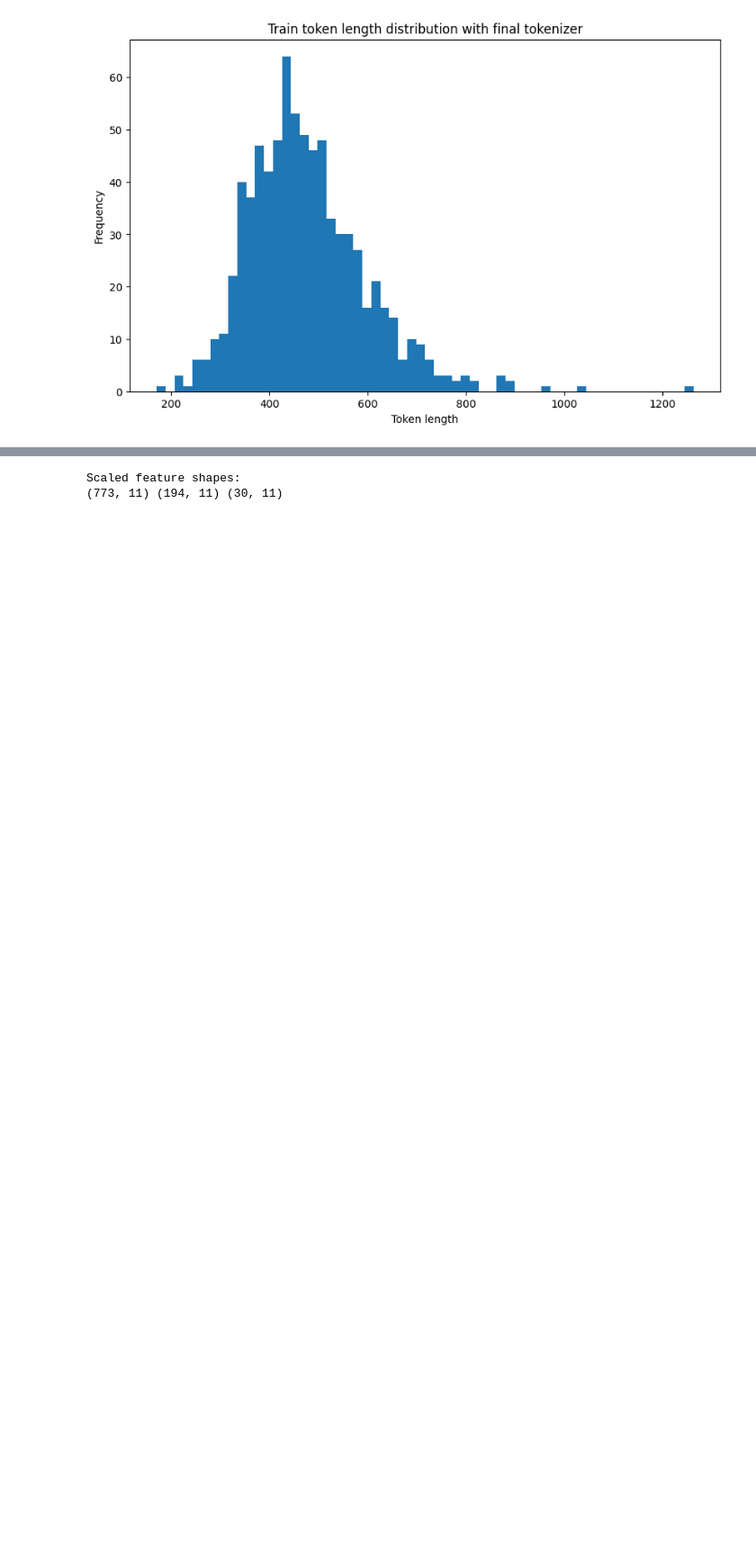
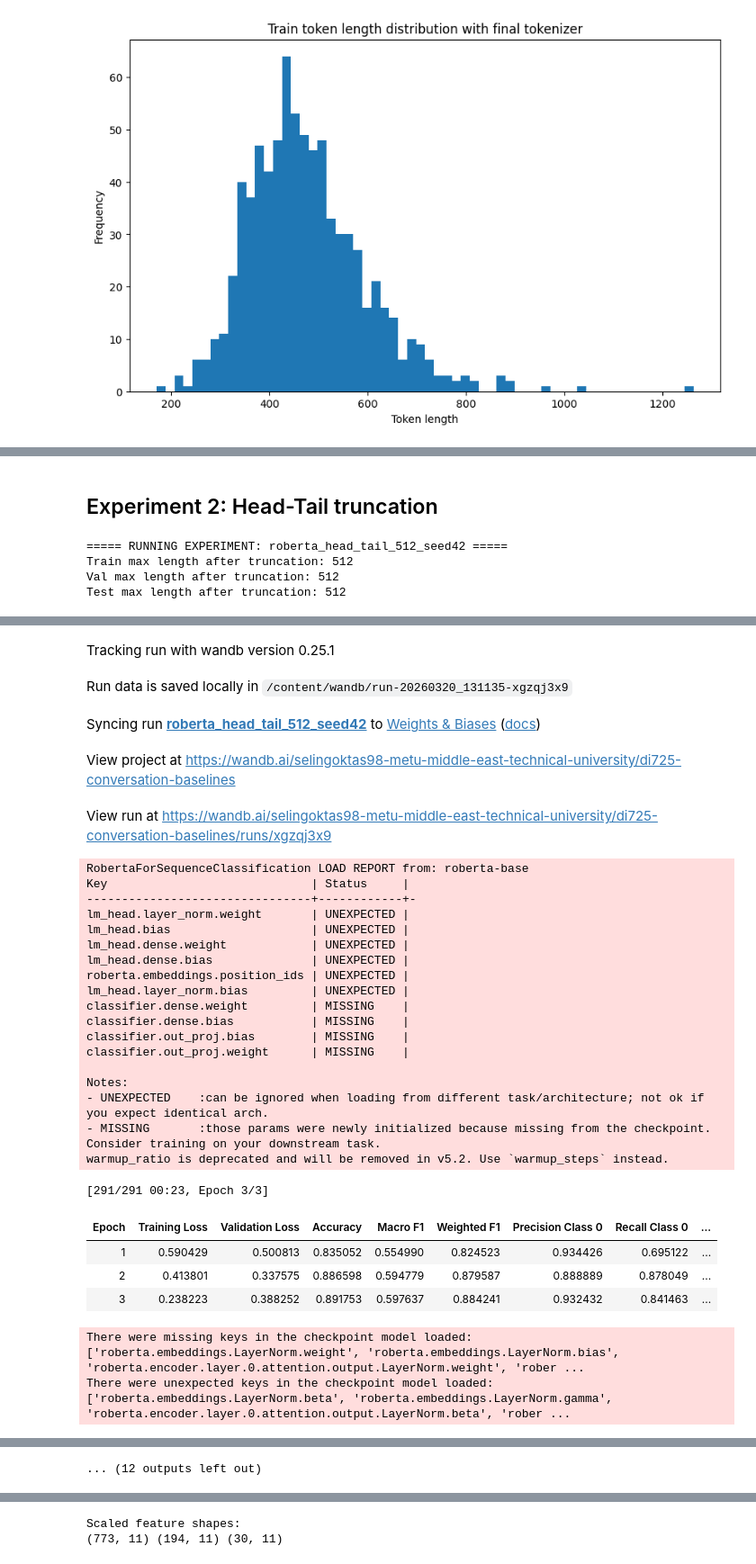
Before and after one commit to sulucay01/DI725-assignment1, a Jupyter notebook: notebooks/03_modeling_baseline.ipynb, the cells around one changed output, grey strips where cells are left out. Shown at 90% size. Cells and saved outputs as stored; diff of their text form; code cells hidden in the pictures; blank space fills up the shorter version.

```diff
--- a/notebooks/03_modeling_baseline.ipynb
+++ b/notebooks/03_modeling_baseline.ipynb
@@ -380,0 +400,13 @@ View run at https://wandb.ai/selingoktas98-metu-middle-east-technical-university
+# %%
+def apply_truncation(df, strategy, tokenizer, max_length):
+    out = df.copy()
+    out["model_text"] = out["clean_text"].apply(
+        lambda x: truncate_text(x, tokenizer, max_length, strategy=strategy)
+    )
+    return out
+
+train_exp = apply_truncation(train_df, TRUNCATION_STRATEGY, tokenizer, MAX_LENGTH)
+val_exp = apply_truncation(val_df, TRUNCATION_STRATEGY, tokenizer, MAX_LENGTH)
+test_exp = apply_truncation(test_df, TRUNCATION_STRATEGY, tokenizer, MAX_LENGTH)
+
+print(train_exp[["clean_text", "model_text"]].head(2))
@@ -380,0 +945,19 @@ View run at https://wandb.ai/selingoktas98-metu-middle-east-technical-university
+# %% [markdown]
+## Experiment 2: Head-Tail truncation
+# %%
+head_tail_results = run_experiment(
+    strategy="head_tail",
+    train_df=train_df,
+    val_df=val_df,
+    test_df=test_df,
+    tokenizer=tokenizer,
+    model_name=MODEL_NAME,
+    max_length=MAX_LENGTH,
+    seed=SEED,
+    num_labels=num_labels
+)
+# %% [output]
+===== RUNNING EXPERIMENT: roberta_head_tail_512_seed42 =====
+Train max length after truncation: 512
+Val max length after truncation: 512
+Test max length after truncation: 512
@@ -380,0 +965,30 @@ View run at https://wandb.ai/selingoktas98-metu-middle-east-technical-university
+Tracking run with wandb version 0.25.1
+Run data is saved locally in /content/wandb/run-20260320_131135-xgzqj3x9
+Syncing run roberta_head_tail_512_seed42 to Weights & Biases (docs)
+View project at https://wandb.ai/selingoktas98-metu-middle-east-technical-university/di725-conversation-baselines
+View run at https://wandb.ai/selingoktas98-metu-middle-east-technical-university/di725-conversation-baselines/runs/xgzqj3x9
+RobertaForSequenceClassification LOAD REPORT from: roberta-base
+Key                             | Status     |
+--------------------------------+------------+-
+lm_head.layer_norm.weight       | UNEXPECTED |
+lm_head.bias                    | UNEXPECTED |
+lm_head.dense.weight            | UNEXPECTED |
+lm_head.dense.bias              | UNEXPECTED |
+roberta.embeddings.position_ids | UNEXPECTED |
+lm_head.layer_norm.bias         | UNEXPECTED |
+classifier.dense.weight         | MISSING    |
+classifier.dense.bias           | MISSING    |
+classifier.out_proj.bias        | MISSING    |
+classifier.out_proj.weight      | MISSING    |
+
+Notes:
+- UNEXPECTED    :can be ignored when loading from different task/architecture; not ok if you expect identical arch.
+- MISSING       :those params were newly initialized because missing from the checkpoint. Consider training on your downstream task.
+warmup_ratio is deprecated and will be removed in v5.2. Use `warmup_steps` instead.
+[291/291 00:23, Epoch 3/3]
+| Epoch | Training Loss | Validation Loss | Accuracy | Macro F1 | Weighted F1 | Precision Class 0 | Recall Class 0 | ... |
+| 1 | 0.590429 | 0.500813 | 0.835052 | 0.554990 | 0.824523 | 0.934426 | 0.695122 | ... |
+| 2 | 0.413801 | 0.337575 | 0.886598 | 0.594779 | 0.879587 | 0.888889 | 0.878049 | ... |
+| 3 | 0.238223 | 0.388252 | 0.891753 | 0.597637 | 0.884241 | 0.932432 | 0.841463 | ... |
+There were missing keys in the checkpoint model loaded: ['roberta.embeddings.LayerNorm.weight', 'roberta.embeddings.LayerNorm.bias', 'roberta.encoder.layer.0.attention.output.LayerNorm.weight', 'rober ...
+There were unexpected keys in the checkpoint model loaded: ['roberta.embeddings.LayerNorm.beta', 'roberta.embeddings.LayerNorm.gamma', 'roberta.encoder.layer.0.attention.output.LayerNorm.beta', 'rober ...
@@ -380,0 +996 @@ View run at https://wandb.ai/selingoktas98-metu-middle-east-technical-university
+... (12 outputs left out)
```
Also changed, not shown: parts of 22 cells of this notebook.
